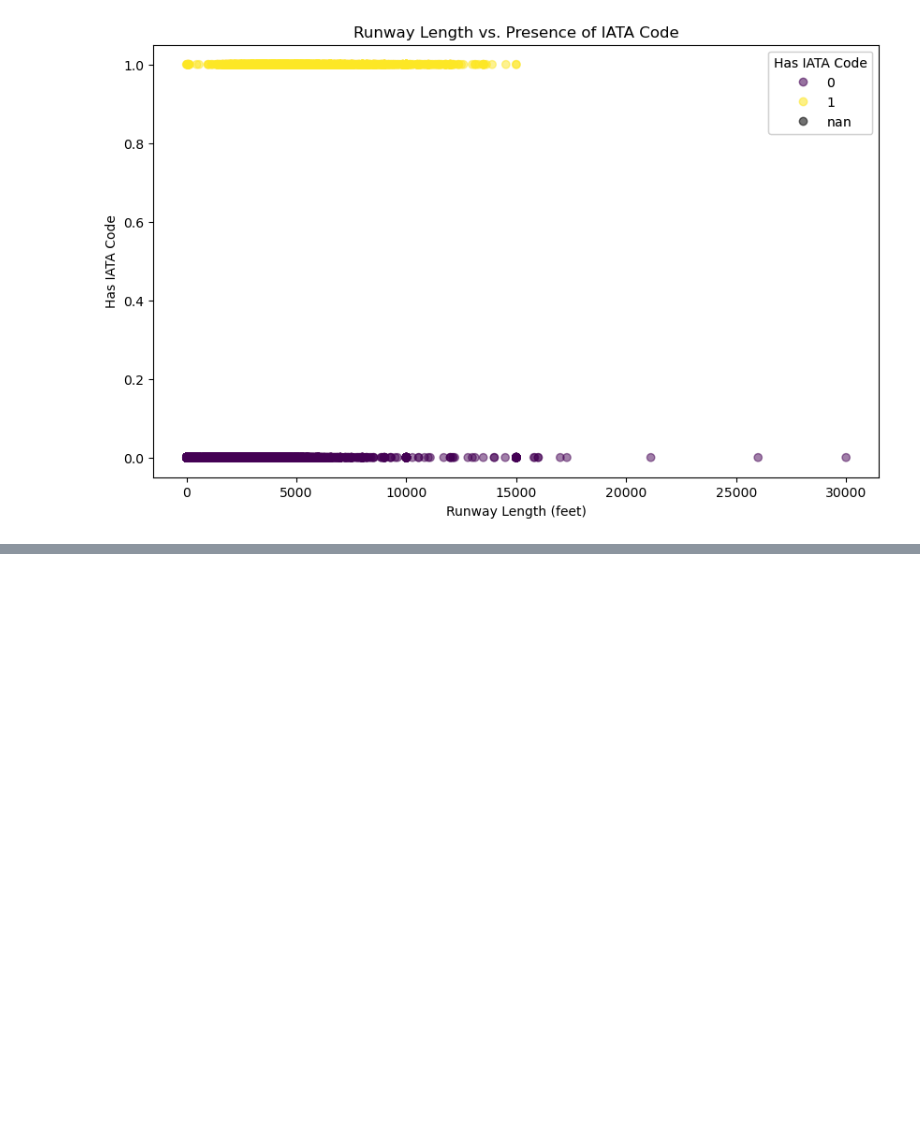
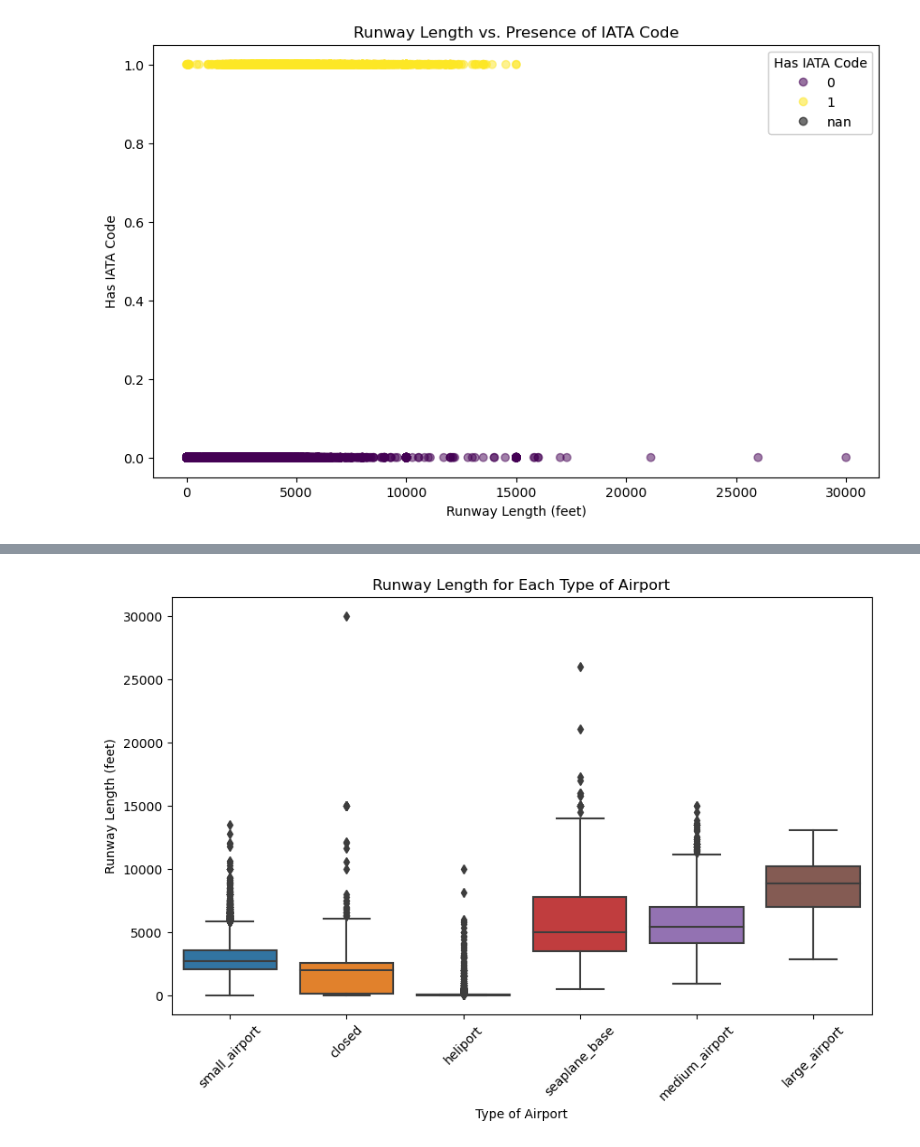
Before and after one commit to raj-rajat/World-Airports, a Jupyter notebook: world-airports.ipynb, the cells around one changed output, grey strips where cells are left out. Cells and saved outputs as stored; diff of their text form; code cells hidden in the pictures; blank space fills up the shorter version.

```diff
--- a/world-airports.ipynb
+++ b/world-airports.ipynb
@@ -786,0 +855,22 @@ plt.show()
+# %%
+# Filtering the data to include only the types of airports with more than 100 instances
+filtered_data = top_countries_data[top_countries_data['type'].isin(airport_type_counts[airport_type_counts > 100].index)]
+
+# Creating a figure and axes
+fig, ax = plt.subplots(figsize=(10, 6))
+
+# Creating a box plot
+sns.boxplot(x='type', y='runway_length_ft', data=filtered_data, ax=ax)
+
+# Setting the title and labels
+ax.set_title('Runway Length for Each Type of Airport')
+ax.set_xlabel('Type of Airport')
+ax.set_ylabel('Runway Length (feet)')
+
+# Rotating the x-axis labels for better readability
+plt.xticks(rotation=45)
+
+# Displaying the plot
+plt.show()
+# %% [output]
+[figure, added]
```
Also changed, not shown: parts of 16 cells of this notebook.
